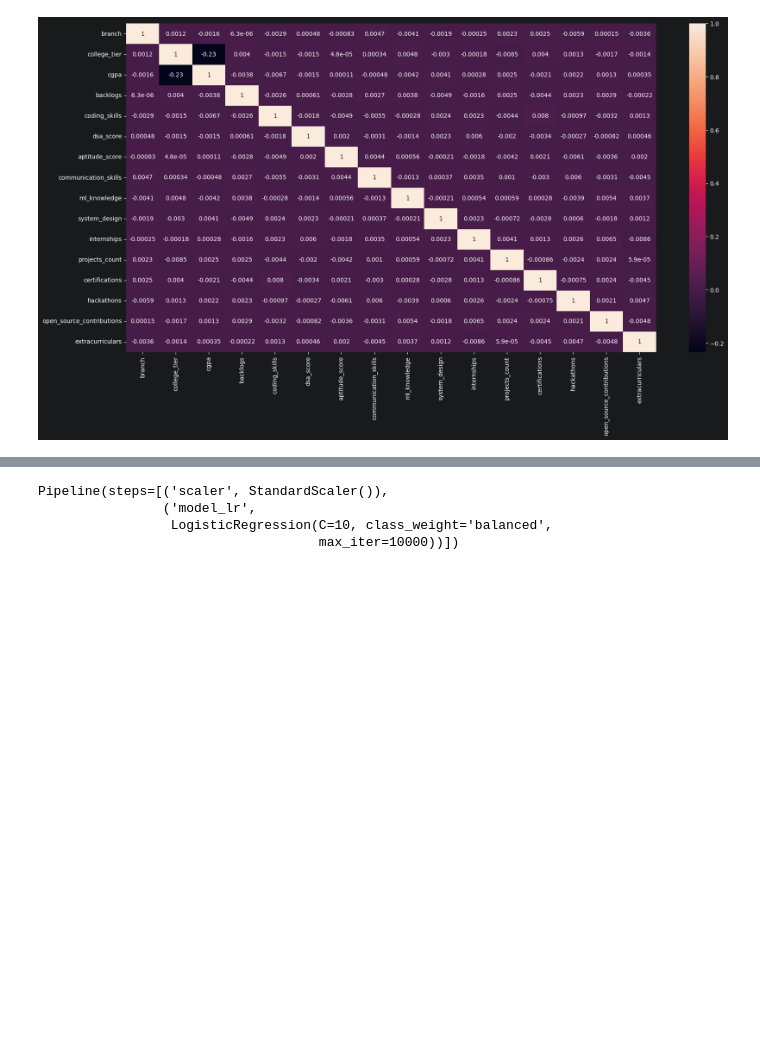
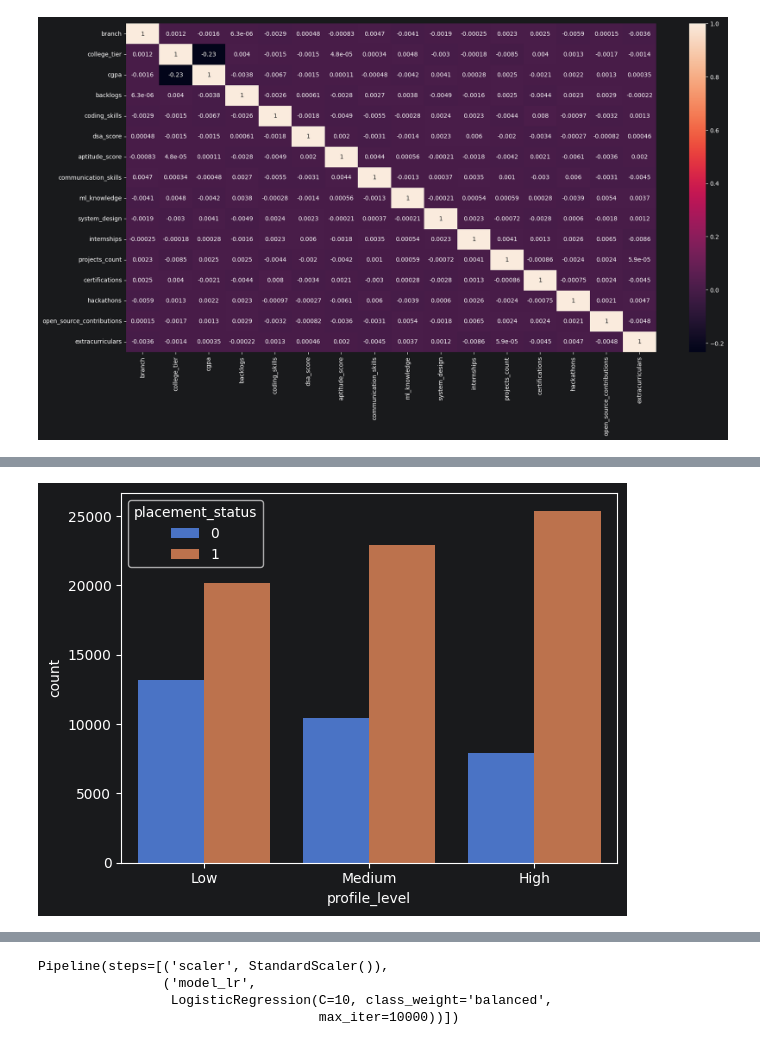
Before and after one commit to kaymansrinivasan/Student_Placement_Analysis-Prediction, a Jupyter notebook: notebooks/student_placement_prediction.ipynb, the cells around one changed output, grey strips where cells are left out. Drawn from its saved outputs; the diff is of its cells as text; code cells hidden in the pictures; blank space fills up the shorter version.

```diff
--- a/notebooks/student_placement_prediction.ipynb
+++ b/notebooks/student_placement_prediction.ipynb
@@ -246,0 +332,8 @@ plt.show()
+# %%
+df["profile_level"] = pd.qcut(df["overall_score"], 3, labels=["Low", "Medium", "High"])
+# %%
+sns.countplot(x="profile_level", hue="placement_status", data=df)
+plt.title("")
+plt.show()
+# %% [output]
+[figure, added]
```
Also changed, not shown: parts of 70 cells of this notebook, 1 other file.
